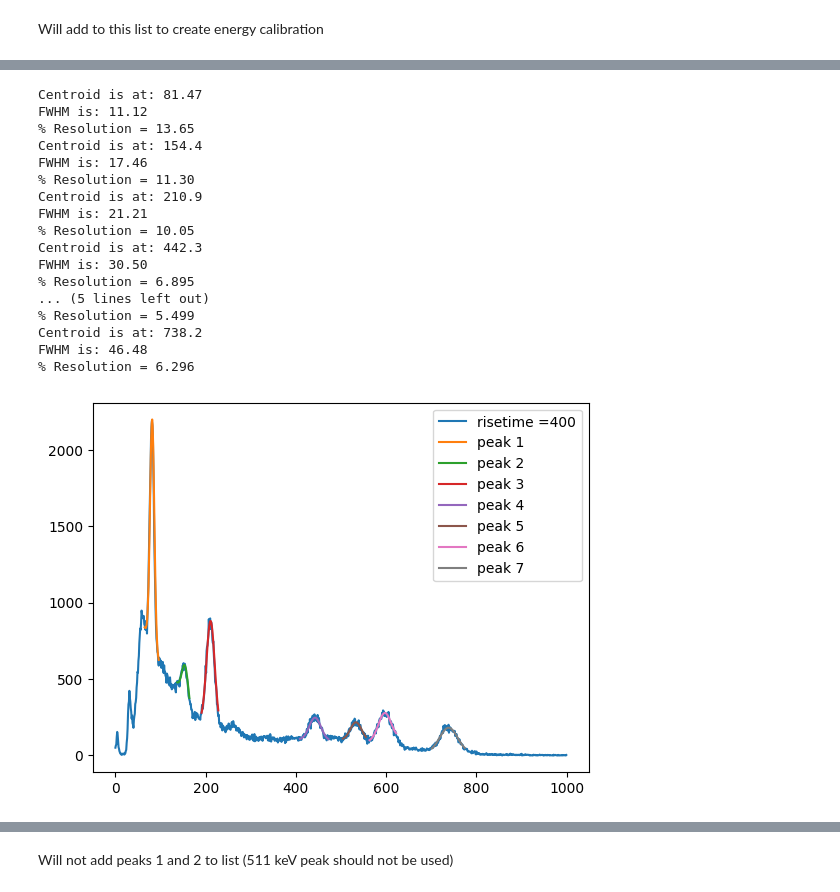
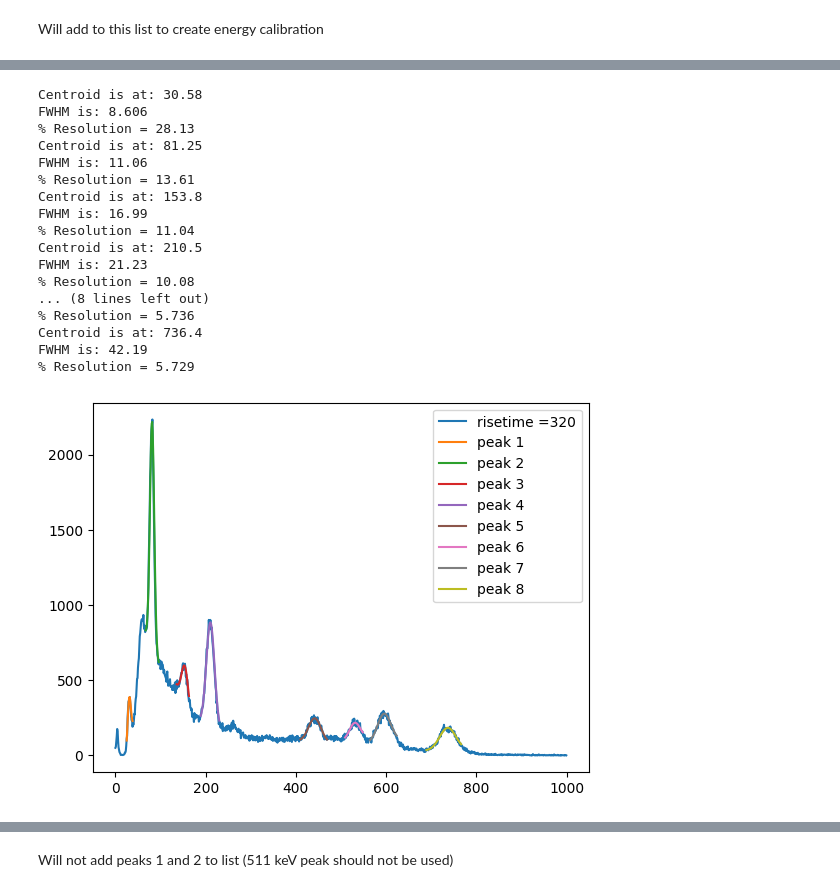
Before and after one commit to UCB-NE-204-2022/Devin_Thatcher_NE204, a Jupyter notebook: Lab2/Jupyter/NE204Lab2.ipynb, the cells around one changed output, grey strips where cells are left out. Drawn from its saved outputs; the diff is of its cells as text; code cells hidden in the pictures.

```diff
--- a/Lab2/Jupyter/NE204Lab2.ipynb
+++ b/Lab2/Jupyter/NE204Lab2.ipynb
@@ -352,10 +416,10 @@ FWHM is: 51.23
 # %%
 filelocation = r"C:\Users\devth\Documents\NE204Offline\Inorganic\NaI_Cs137_4cm_30.h5"
-risetimefast = 50
-risetimeslow = 400
+risetimefast = 80
+risetimeslow = 320
 
-spectra, rejectedpulses = CreateSpectra_reject(filelocation, events, preTrgrDly, risetimefast, risetimeslow)
-hist, bins = np.histogram(spectra, bins = 1000, range = (0, 200000))
+spectra, rejectedpulses = CreateSpectra_reject(filelocation, events, beforepulse, risetimefast, risetimeslow)
+hist, bins = np.histogram(spectra, bins = 2000, range = (0, 200000))
 plt.plot(range(np.size(hist)), hist, label="risetimeslow =" + str(risetimeslow))
 Xranges, coefficients, numberofpeaks, FWHMs = PeakInfo(hist, peakdistance, prominencefactor)
 for i in range(numberofpeaks):
@@ -366,10 +430,10 @@ for i in range(numberofpeaks):
 print("Number of rejected pulses = " + str(rejectedpulses))
 print("Percent rejected = " + str(100*rejectedpulses/events) + "\n")
 
-risetime = 400
+risetime = 320
 
-spectra = CreateSpectra(filelocation, events, preTrgrDly, risetime)
-hist, bins = np.histogram(spectra, bins = 1000, range = (0, 200000))
+spectra = CreateSpectra(filelocation, events, beforepulse, risetime)
+hist, bins = np.histogram(spectra, bins = 2000, range = (0, 200000))
 plt.plot(range(np.size(hist)), hist, label="risetime =" + str(risetime))
 Xranges, coefficients, numberofpeaks, FWHMs = PeakInfo(hist, peakdistance, prominencefactor)
 for i in range(numberofpeaks):
@@ -396,12 +460,12 @@ FWHM is: 32.08
 As we can see above, using the pile-up rejection function has the effect of making the photopeak higher, and removes the small peak at twice the photopeak energy. It rejects about 16% of pulses for summing between 900:1900, and 7% of pulses when summing between 900:1300. However, pile-up rejection does not seem to improve the resolution. Going to repeat this for 28 cm away.
 # %%
 filelocation = r"C:\Users\devth\Documents\NE204Offline\Inorganic\NaI_Cs137_28cm_30.h5"
-risetimefast = 100
+risetimefast = 80
 risetimeslow = 1000
 events = 200000
 
-spectra, rejectedpulses = CreateSpectra_reject(filelocation, events, preTrgrDly, risetimefast, risetimeslow)
-hist, bins = np.histogram(spectra, bins = 1000, range = (0, 200000))
+spectra, rejectedpulses = CreateSpectra_reject(filelocation, events, beforepulse, risetimefast, risetimeslow)
+hist, bins = np.histogram(spectra, bins = 2000, range = (0, 200000))
 plt.plot(range(np.size(hist)), hist, label="risetimeslow =" + str(risetimeslow))
 Xranges, coefficients, numberofpeaks, FWHMs = PeakInfo(hist, peakdistance, prominencefactor)
 for i in range(numberofpeaks):
@@ -414,8 +478,8 @@ print("Percent rejected = " + str(100*rejectedpulses/events) + "\n")
 
 risetime = 1000
 
-spectra = CreateSpectra(filelocation, events, preTrgrDly, risetime)
-hist, bins = np.histogram(spectra, bins = 1000, range = (0, 200000))
+spectra = CreateSpectra(filelocation, events, beforepulse, risetime)
+hist, bins = np.histogram(spectra, bins = 2000, range = (0, 200000))
 plt.plot(range(np.size(hist)), hist, label="risetime =" + str(risetime))
 Xranges, coefficients, numberofpeaks, FWHMs = PeakInfo(hist, peakdistance, prominencefactor)
 for i in range(numberofpeaks):
@@ -441,10 +505,10 @@ FWHM is: 33.97
 # %%
 filelocation = r"C:\Users\devth\Documents\NE204Offline\Inorganic\NaI_Cs137_28cm_30.h5"
-risetimefast = 50
-risetimeslow = 400
+risetimefast = 80
+risetimeslow = 320
 
-spectra, rejectedpulses = CreateSpectra_reject(filelocation, events, preTrgrDly, risetimefast, risetimeslow)
-hist, bins = np.histogram(spectra, bins = 1000, range = (0, 200000))
+spectra, rejectedpulses = CreateSpectra_reject(filelocation, events, beforepulse, risetimefast, risetimeslow)
+hist, bins = np.histogram(spectra, bins = 2000, range = (0, 200000))
 plt.plot(range(np.size(hist)), hist, label="risetimeslow =" + str(risetimeslow))
 Xranges, coefficients, numberofpeaks, FWHMs = PeakInfo(hist, peakdistance, prominencefactor)
 for i in range(numberofpeaks):
@@ -455,10 +519,10 @@ for i in range(numberofpeaks):
 print("Number of rejected pulses = " + str(rejectedpulses))
 print("Percent rejected = " + str(100*rejectedpulses/events) + "\n")
 
-risetime = 400
+risetime = 320
 
-spectra = CreateSpectra(filelocation, events, preTrgrDly, risetime)
-hist, bins = np.histogram(spectra, bins = 1000, range = (0, 200000))
+spectra = CreateSpectra(filelocation, events, beforepulse, risetime)
+hist, bins = np.histogram(spectra, bins = 2000, range = (0, 200000))
 plt.plot(range(np.size(hist)), hist, label="risetime =" + str(risetime))
 Xranges, coefficients, numberofpeaks, FWHMs = PeakInfo(hist, peakdistance, prominencefactor)
 for i in range(numberofpeaks):
@@ -490,12 +554,12 @@ energies = []
 Will add to this list to create energy calibration
 # %%
 filelocation = r"C:\Users\devth\Documents\NE204Offline\Inorganic\NaI_Co60_120s.h5"
-risetime = 400
+risetime = 320
 peakdistance = 30
 prominencefactor = 5
 peakinfo = []
 
-spectra = CreateSpectra(filelocation, events, preTrgrDly, risetime)
+spectra = CreateSpectra(filelocation, events, beforepulse, risetime)
 hist, bins = np.histogram(spectra, bins = 1000, range = (0, 200000))
 plt.plot(range(np.size(hist)), hist, label="risetime =" + str(risetime))
 Xranges, coefficients, numberofpeaks, FWHMs = PeakInfo(hist, peakdistance, prominencefactor)
@@ -524,36 +588,36 @@ energies.extend([1173.2, 1332.5])
 # %%
 filelocation = r"C:\Users\devth\Documents\NE204Offline\Inorganic\NaI_Eu152_120s.h5"
 prominencefactor = 20
 peakinfo = []
 
-spectra = CreateSpectra(filelocation, events, preTrgrDly, risetime)
+spectra = CreateSpectra(filelocation, events, beforepulse, risetime)
 hist, bins = np.histogram(spectra, bins = 1000, range = (0,200000))
 plt.plot(range(np.size(hist)), hist, label="risetime =" + str(risetime))
 Xranges, coefficients, numberofpeaks, FWHMs = PeakInfo(hist, peakdistance, prominencefactor)
 for i in range(numberofpeaks):
     plt.plot(Xranges[i], Gaussian(Xranges[i], *coefficients[i]), label="peak " + str(i+1))
     peakinfo.append([coefficients[i][1], 100*2.35*coefficients[i][2]/coefficients[i][1]])
     print("Centroid is at: " + str(coefficients[i][1])[:5])
     print("FWHM is: " + str(2.35*coefficients[i][2])[:5])
     print("% Resolution = " + str(100*2.35*coefficients[i][2]/coefficients[i][1])[:5])
 plt.legend(loc='upper right')
 plt.show()
 # %% [output]
-Centroid is at: 81.47
-FWHM is: 11.12
-% Resolution = 13.65
-Centroid is at: 154.4
-FWHM is: 17.46
-% Resolution = 11.30
-Centroid is at: 210.9
-FWHM is: 21.21
-% Resolution = 10.05
-Centroid is at: 442.3
-FWHM is: 30.50
-% Resolution = 6.895
-... (5 lines left out)
-% Resolution = 5.499
-Centroid is at: 738.2
-FWHM is: 46.48
-% Resolution = 6.296
+Centroid is at: 30.58
+FWHM is: 8.606
+% Resolution = 28.13
+Centroid is at: 81.25
+FWHM is: 11.06
+% Resolution = 13.61
+Centroid is at: 153.8
+FWHM is: 16.99
+% Resolution = 11.04
+Centroid is at: 210.5
+FWHM is: 21.23
+% Resolution = 10.08
+... (8 lines left out)
+% Resolution = 5.736
+Centroid is at: 736.4
+FWHM is: 42.19
+% Resolution = 5.729
-[figure, old version]
+[figure, new version]
```
Also changed, not shown: parts of 40 cells of this notebook, 6 other files.
